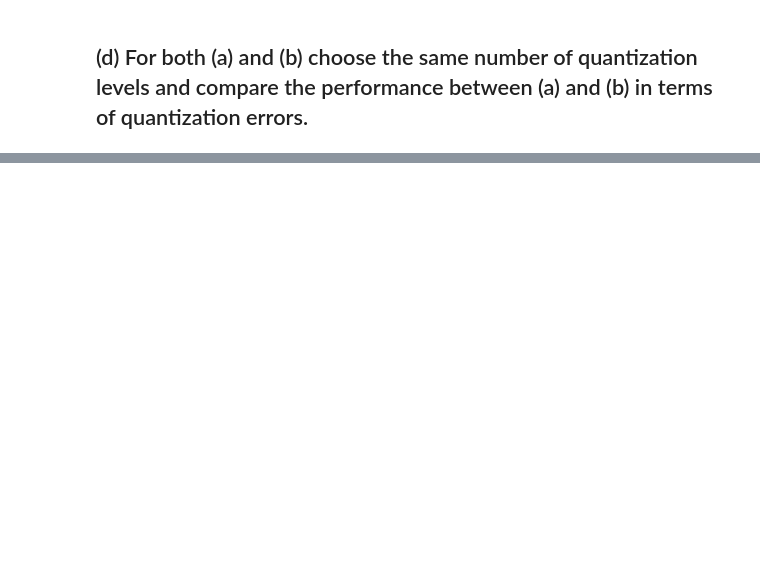
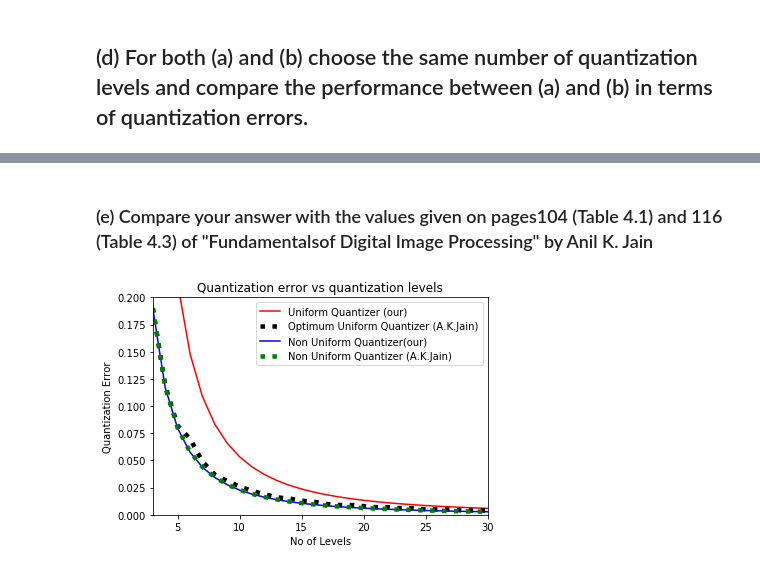
Before and after one commit to SushantGautam/LloydMaxQuantization, a Jupyter notebook: Q1.ipynb, the cells around one changed output, grey strips where cells are left out. Saved outputs shown, nothing was run; the diff lists cells and outputs as text; code cells hidden in the pictures; blank space fills up the shorter version.

Commit message:
Compared with Anil K Jain
Signed-off-by: Sushant Gautam <susant.gautam@gmail.com>

```diff
--- a/Q1.ipynb
+++ b/Q1.ipynb
@@ -129,0 +155,18 @@ plt.legend() ; plt.show()
+# %% [markdown]
+### (e) Compare your answer with the  values given on pages104 (Table 4.1) and 116 (Table 4.3) of "Fundamentalsof Digital Image Processing" by Anil K. Jain
+# %%
+AKJData = genfromtxt('AnilJainTable4.1 and 4.3.csv', delimiter=',')
+plt.plot([e['M'] for e in uniQuantizerData],[e['error'] for e in uniQuantizerData],color='red',label="Uniform Quantizer (our)" )
+plt.plot([e[0] for e in AKJData],[e[2] for e in AKJData], \
+         label="Optimum Uniform Quantizer (A.K.Jain)",linewidth=4.5, color='black', linestyle=':')
+
+plt.plot([e['M'] for e in nonUniQData],[e['error'] for e in nonUniQData], color='blue',label="Non Uniform Quantizer(our)" )
+plt.plot([e[0] for e in AKJData],[e[1] for e in AKJData], \
+         label="Non Uniform Quantizer (A.K.Jain) ",linewidth=4.5, color='green', linestyle=':')
+plt.xlabel('No of Levels')
+plt.ylabel('Quantization Error')
+plt.title('Quantization error vs quantization levels')
+plt.ylim(0.0, 0.2); plt.xlim(3, 30)
+plt.legend() ; plt.show()
+# %% [output]
+[figure, added]
```
Also changed, not shown: parts of 15 cells of this notebook, 1 other file.
